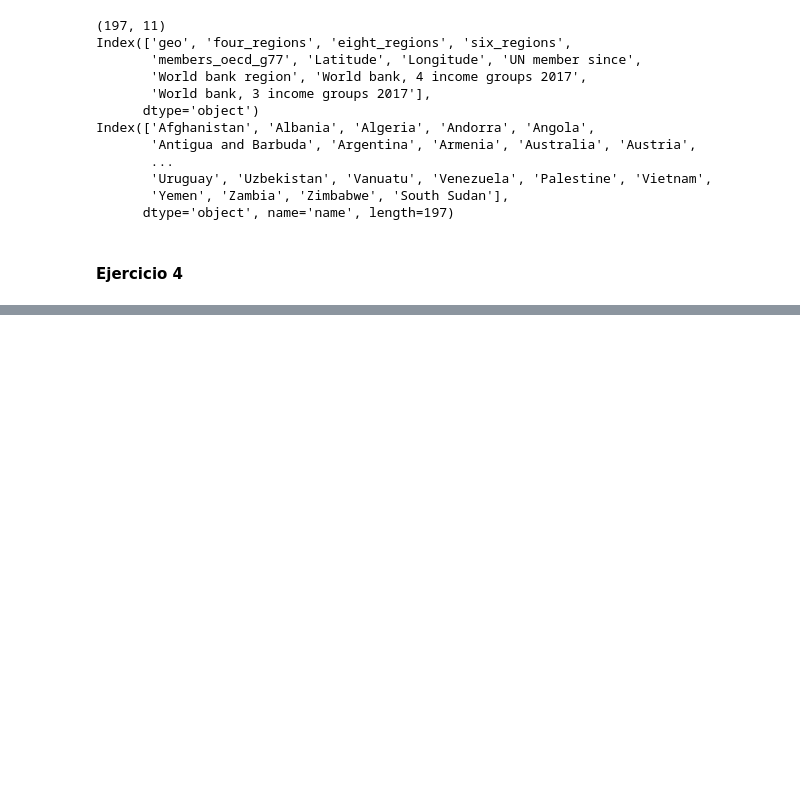
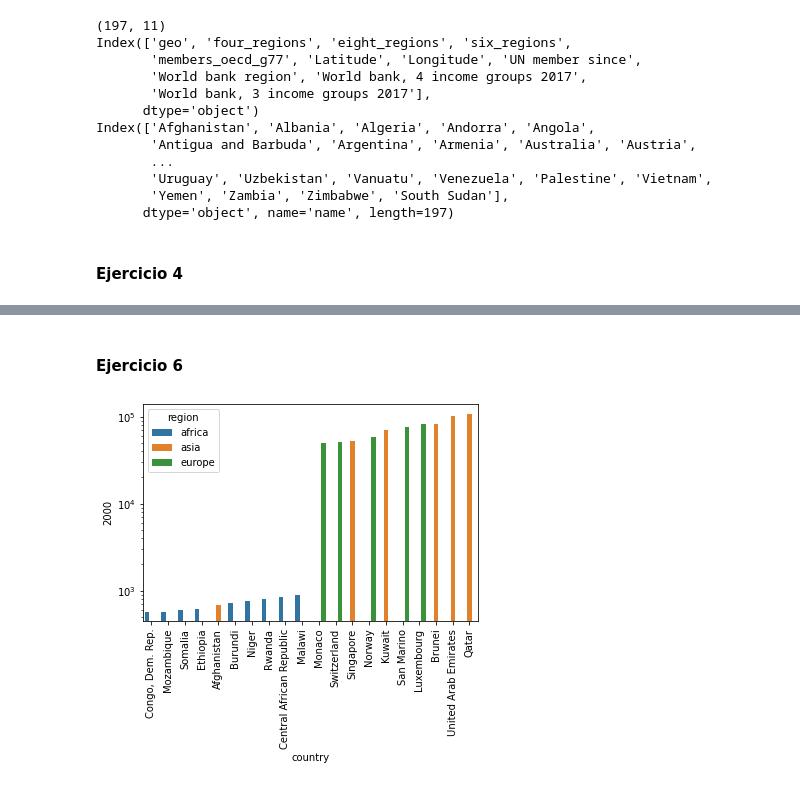
Before and after one commit to makobot-sh/exactas_programa_2, a Jupyter notebook: 02_20200818/clase_02.ipynb, the cells around one changed output, grey strips where cells are left out. Cells and saved outputs as stored; diff of their text form; code cells hidden in the pictures; blank space fills up the shorter version.

Commit message:
ejercicio 8

```diff
--- a/02_20200818/clase_02.ipynb
+++ b/02_20200818/clase_02.ipynb
@@ -117,0 +133,13 @@ europe      46    46    46    46    46    46    46    46    46    46
+# %% [markdown]
+#### Ejercicio 6
+# %%
+df_pbies = (pbi.sort_values(by=['2000']))[['2000']]
+df_pobres = df_pbies.iloc[:10].copy()
+df_ricos = df_pbies.iloc[-10:].copy()
+df_pbies = pd.concat([df_pobres,df_ricos])
+agregar_region(df_pbies)
+fig = sns.barplot(x=df_pbies.index,y=df_pbies['2000'],hue=df_pbies['region'])
+fig.set_yscale('log')
+plt.xticks(rotation=90);
+# %% [output]
+[figure, added]
```
Also changed, not shown: parts of 6 cells of this notebook.
